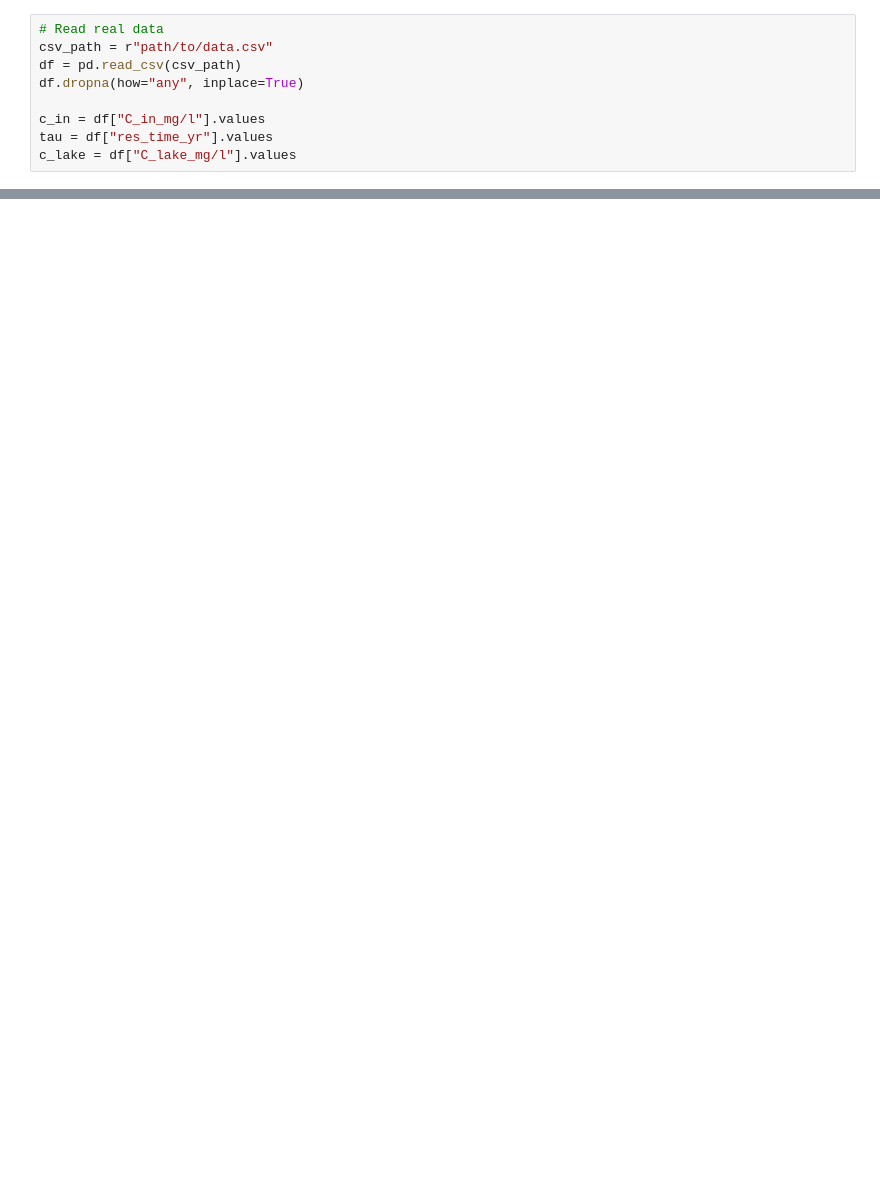
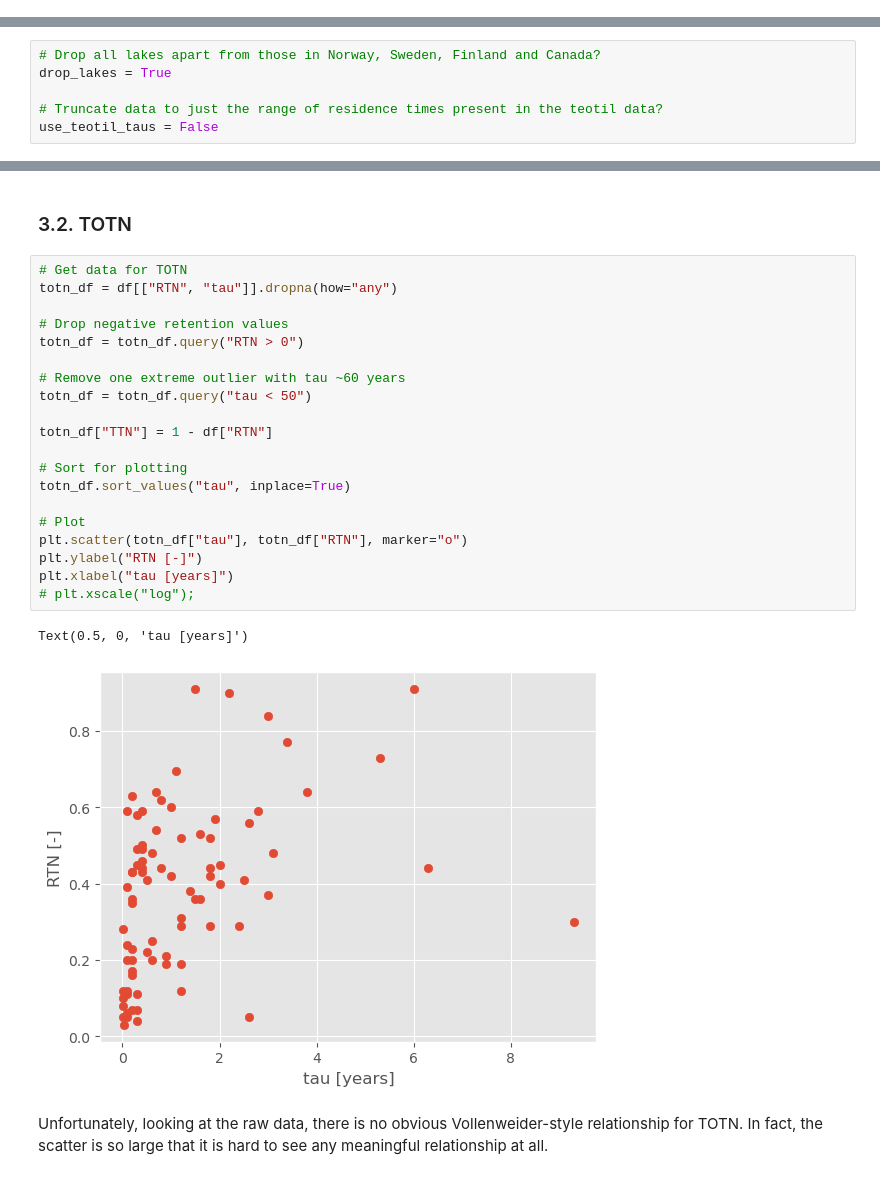
Before and after one commit to NIVANorge/teotil3, a Jupyter notebook: notebooks/development/T2-5b_est_vollenweider_params_from_data.ipynb, the cells around one changed output, grey strips where cells are left out. Saved outputs shown, nothing was run; the diff lists cells and outputs as text; blank space fills up the shorter version.

Commit message:
Summarise retention work so far

```diff
--- a/notebooks/development/T2-5b_est_vollenweider_params_from_data.ipynb
+++ b/notebooks/development/T2-5b_est_vollenweider_params_from_data.ipynb
@@ -147,9 +0,0 @@ In the test case above, the true parameters are estimated correctly, with errors
-# %%
-# Read real data
-csv_path = r"path/to/data.csv"
-df = pd.read_csv(csv_path)
-df.dropna(how="any", inplace=True)
-
-c_in = df["C_in_mg/l"].values
-tau = df["res_time_yr"].values
-c_lake = df["C_lake_mg/l"].values
@@ -208,0 +113,6 @@ plt.ylabel("Modelled C_lake using fitted parameters");
+# %%
+# Drop all lakes apart from those in Norway, Sweden, Finland and Canada?
+drop_lakes = True
+
+# Truncate data to just the range of residence times present in the teotil data?
+use_teotil_taus = False
@@ -208,0 +164,27 @@ plt.ylabel("Modelled C_lake using fitted parameters");
+# %% [markdown]
+### 3.2. TOTN
+# %%
+# Get data for TOTN
+totn_df = df[["RTN", "tau"]].dropna(how="any")
+
+# Drop negative retention values
+totn_df = totn_df.query("RTN > 0")
+
+# Remove one extreme outlier with tau ~60 years
+totn_df = totn_df.query("tau < 50")
+
+totn_df["TTN"] = 1 - df["RTN"]
+
+# Sort for plotting
+totn_df.sort_values("tau", inplace=True)
+
+# Plot
+plt.scatter(totn_df["tau"], totn_df["RTN"], marker="o")
+plt.ylabel("RTN [-]")
+plt.xlabel("tau [years]")
+# plt.xscale("log");
+# %% [output]
+Text(0.5, 0, 'tau [years]')
+[figure, added]
+# %% [markdown]
+Unfortunately, looking at the raw data, there is no obvious Vollenweider-style relationship for TOTN. In fact, the scatter is so large that it is hard to see any meaningful relationship at all.
```
Also changed, not shown: parts of 37 cells of this notebook, 2 other files.
